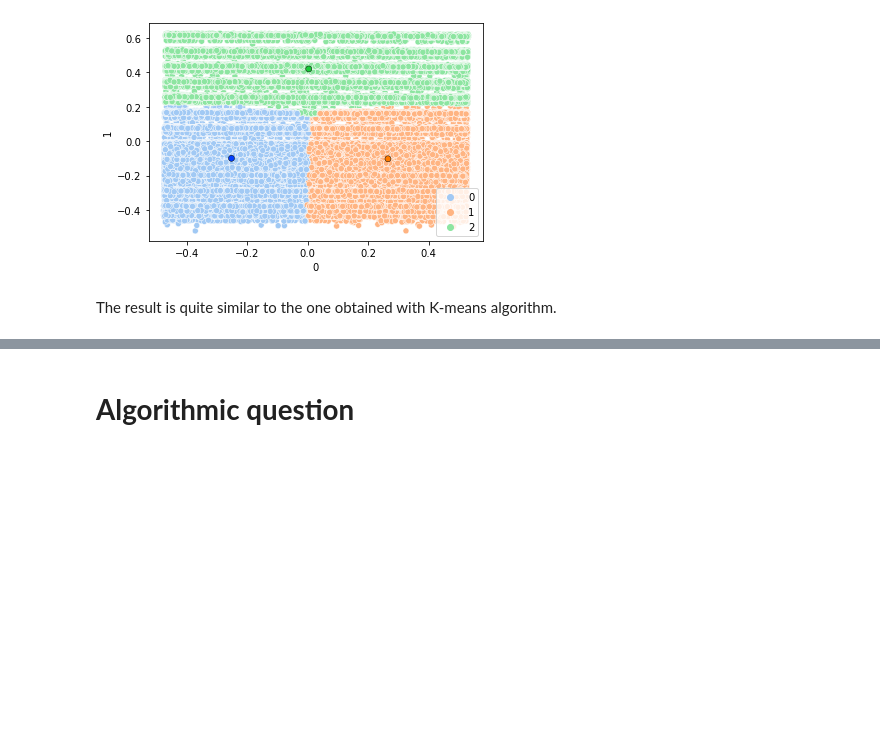
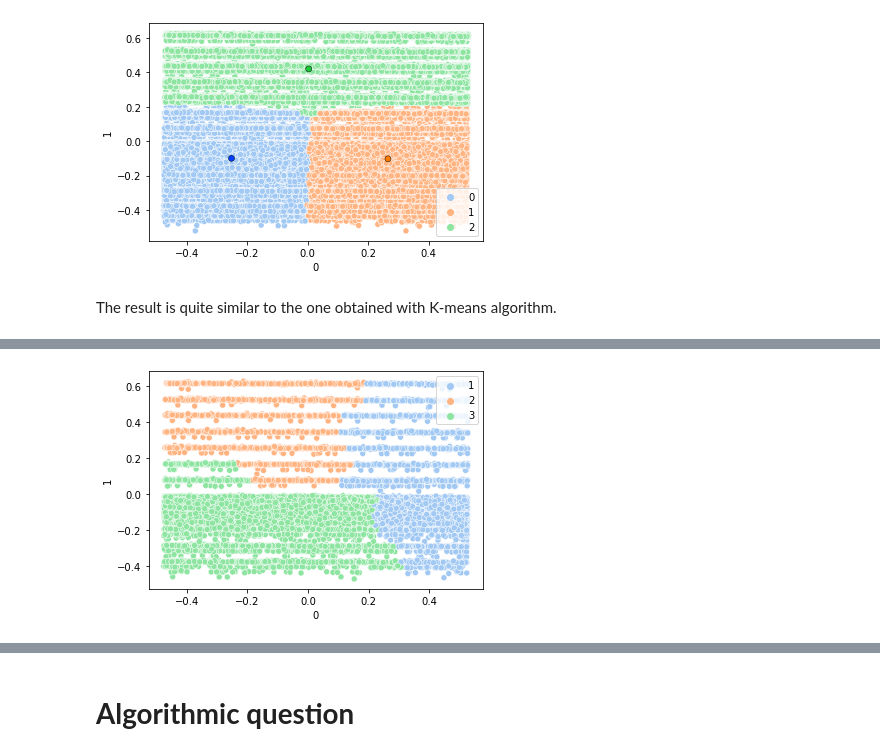
Before and after one commit to Leoni1894985/HM-4, a Jupyter notebook: main.ipynb, the cells around one changed output, grey strips where cells are left out. Saved outputs shown, nothing was run; the diff lists cells and outputs as text; code cells hidden in the pictures; blank space fills up the shorter version.

```diff
--- a/main.ipynb
+++ b/main.ipynb
@@ -1629,0 +1643,8 @@ The result is quite similar to the one obtained with K-means algorithm.
+# %%
+Z = linkage(reduced[:15000], 'ward')
+# %%
+labels=fcluster(Z,t=3,criterion='maxclust')
+# %%
+ax = sns.scatterplot(x=reduced[:15000]['0'], y=reduced[:15000]['1'], hue=labels, palette='pastel')
+# %% [output]
+[figure, added]
```
Also changed, not shown: parts of 15 cells of this notebook.
